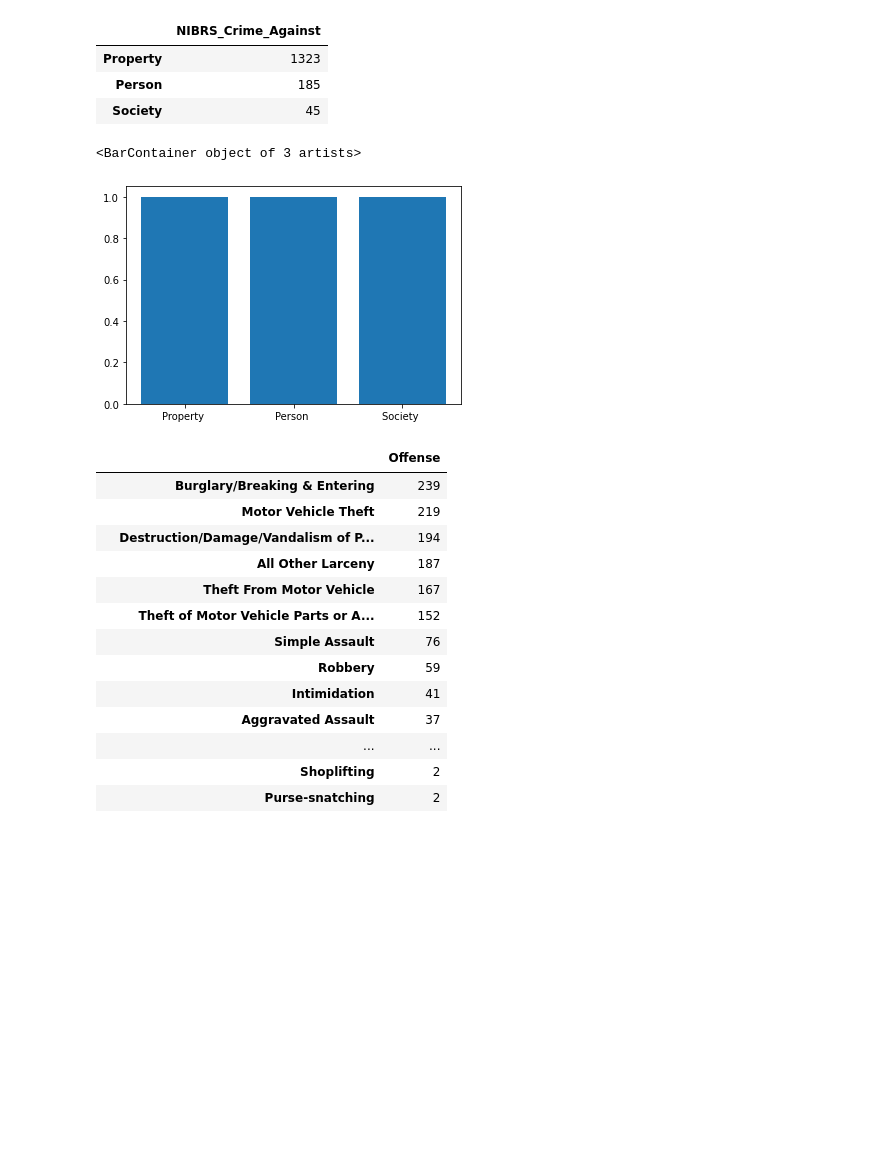
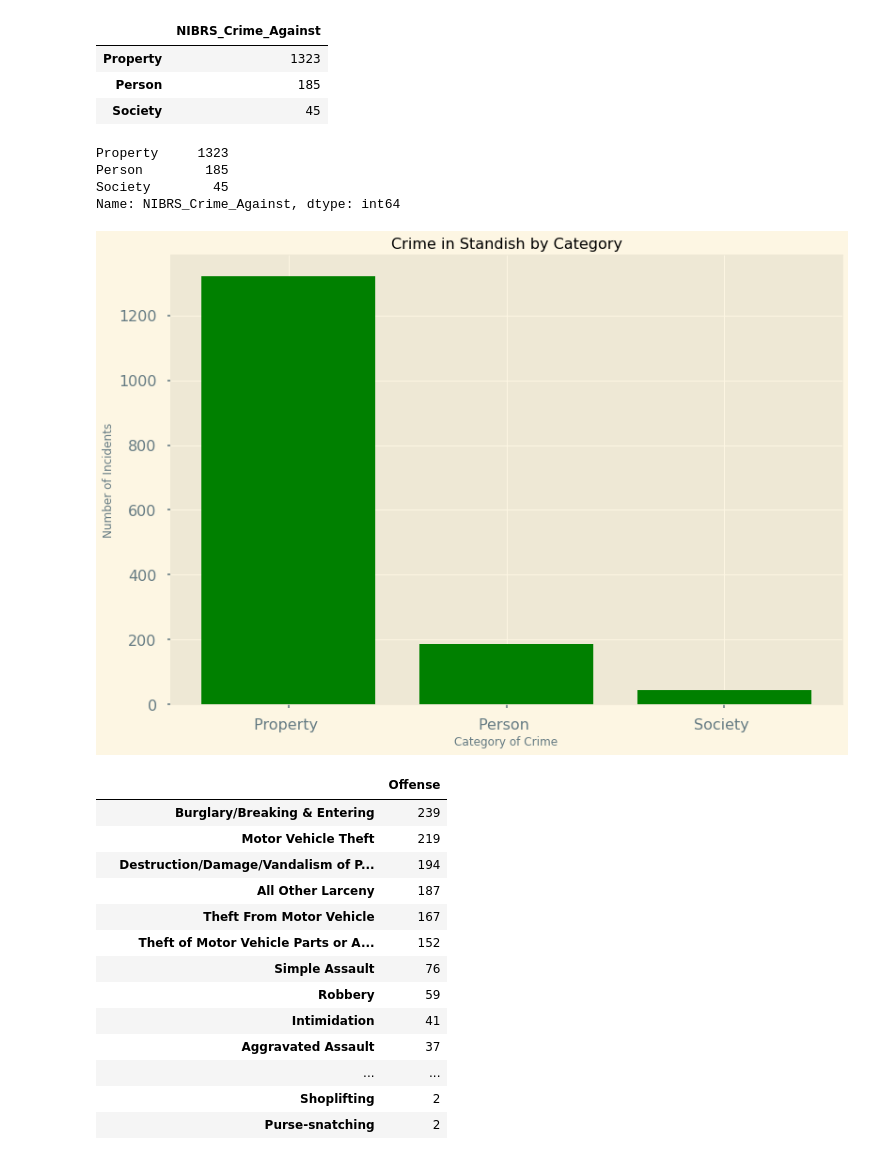
Before and after one commit to chrisolwell/MPLSCrime, a Jupyter notebook: mplsCrime.ipynb, the cells around one changed output. Cells and saved outputs as stored; diff of their text form; code cells hidden in the pictures; blank space fills up the shorter version.

```diff
--- a/mplsCrime.ipynb
+++ b/mplsCrime.ipynb
@@ -553,13 +557,23 @@ standish_types_df
 | Society | 45 |
 # %%
 type_x=standish_types_df.index
-type_y=standish_types_df.value_counts("NIBRS_Crime_Against")
+type_y=standish_types_df.NIBRS_Crime_Against
+print(type_y)
+# %% [output]
+Property     1323
+Person        185
+Society        45
+Name: NIBRS_Crime_Against, dtype: int64
-# %%
-plt.bar(type_x, type_y)
-plt.yticks(1,5)
-# %% [output]
-<BarContainer object of 3 artists>
-[figure, removed]
+# %%
+plt.bar(type_x, type_y, color='green')
+plt.xlabel("Category of Crime")
+plt.ylabel("Number of Incidents")
+plt.title("Crime in Standish by Category")
+#plt.legend()
+plt.style.use("Solarize_Light2")
+plt.savefig('Standish_category.pdf')
+# %% [output]
+[figure, added]
 # %%
 standish_counts_df=standish_df.Offense.value_counts().to_frame()
 standish_counts_df
```
Also changed, not shown: parts of 4 cells of this notebook, 1 other file.
